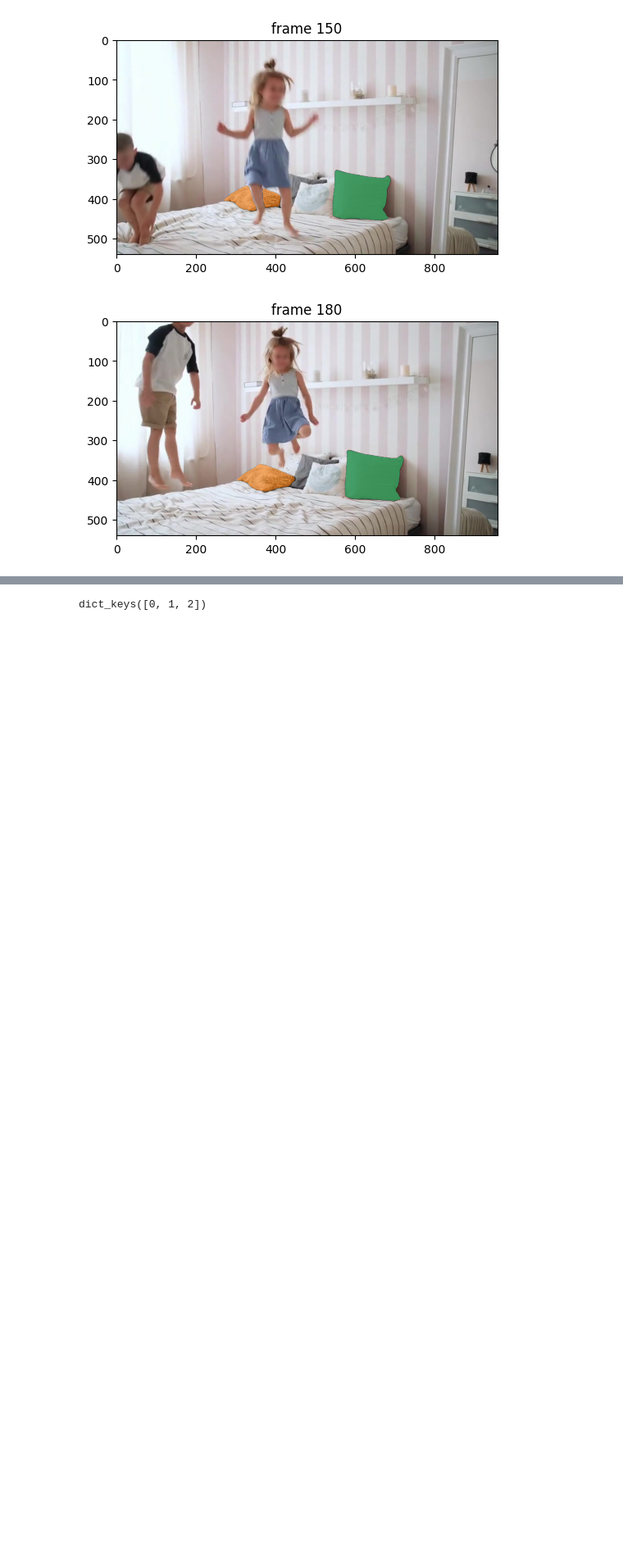
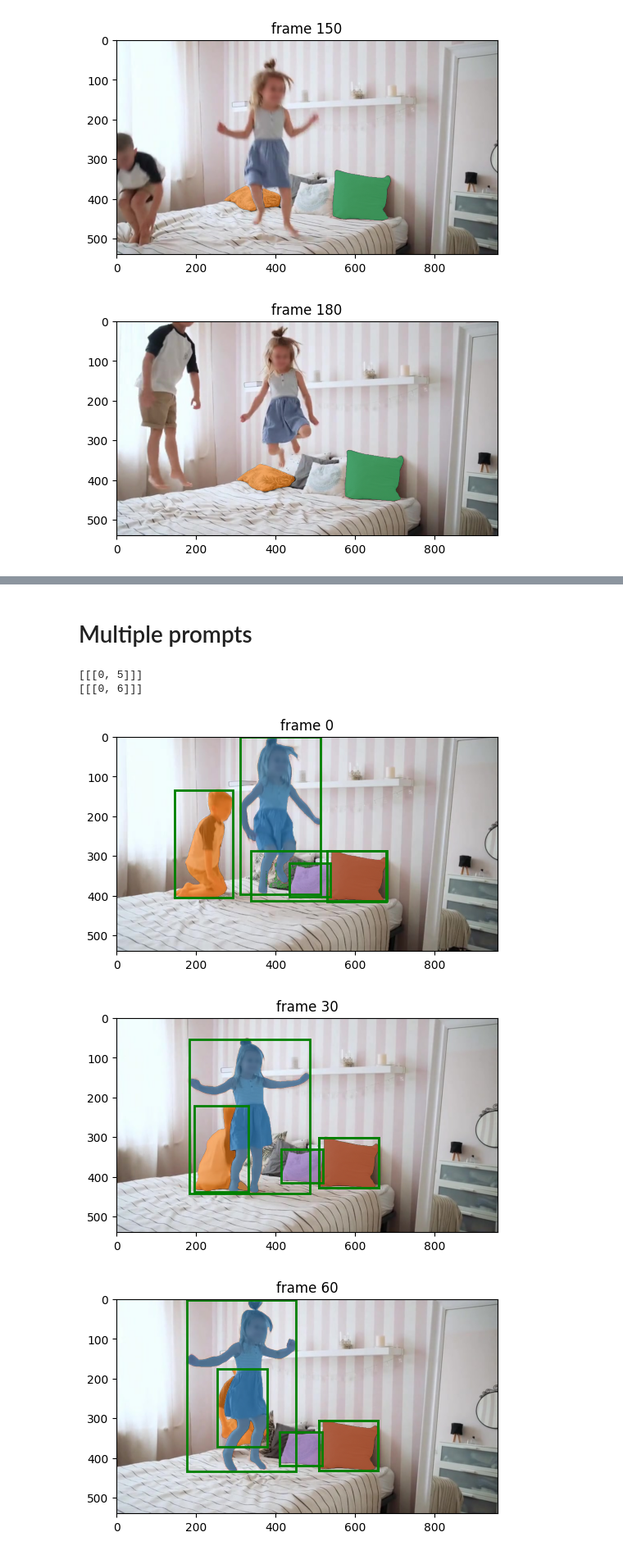
Before and after one commit to jayleicn/MQ-Det, a Jupyter notebook: mq_glip_sam2_joint_demo_sam3_format.ipynb, the cells around one changed output, grey strips where cells are left out. Shown at 82% size. Drawn from its saved outputs; the diff is of its cells as text; code cells hidden in the pictures; blank space fills up the shorter version.

Commit message:
format results

```diff
--- a/mq_glip_sam2_joint_demo_sam3_format.ipynb
+++ b/mq_glip_sam2_joint_demo_sam3_format.ipynb
@@ -113,7 +117,7 @@ for box in boxes:
 run_grounding_text_box = False
 if run_grounding_text_box:
     grounding_results_text_box = mq_glip_sam2_joint_model.run_image_grounding(
-        image_path_for_grounding,
+        image_for_grounding,
         text_prompt="child",
         box_prompt=[prompt_box],
         box_prompt_mode="xyxy",
@@ -123,7 +127,7 @@ if run_grounding_text_box:
     # show the given box
     plt.figure(figsize=(9, 6))
     plt.title(f"frame {frame_idx_to_run_image_grounding}")
-    plt.imshow(Image.open(image_path_for_grounding))
+    plt.imshow(image_for_grounding)
     boxes = grounding_results_text_box["bbox"]
     for box in boxes:
         show_box(box, plt.gca())
@@ -131,7 +135,7 @@ if run_grounding_text_box:
 # Run tracking
 # %%
 video_segments = mq_glip_sam2_joint_model.run_sam2_tracking(
-    video_dir,
+    video_frames,
     grounding_results_text_only,
     grounding_frame_idx=frame_idx_to_run_image_grounding
 )
@@ -174,9 +146,9 @@ plt.close("all")
 for out_frame_idx in range(0, len(video_frame_paths), vis_frame_stride):
     plt.figure(figsize=(6, 4))
     plt.title(f"frame {out_frame_idx}")
-    plt.imshow(Image.open(video_frame_paths[out_frame_idx]))
+    plt.imshow(video_frames[out_frame_idx])
     for out_obj_id, out_mask in video_segments[out_frame_idx].items():
-        show_mask(out_mask, plt.gca(), obj_id=out_obj_id)
+        show_mask(out_mask.cpu().numpy(), plt.gca(), obj_id=out_obj_id)
 # %% [output]
 [figure]
 [figure]
@@ -192,4 +159,0 @@ dict
-# %%
-video_segments[0].keys()
-# %% [output]
-dict_keys([0, 1, 2])
@@ -232,0 +160,33 @@ dict_keys([0, 1, 2])
+# %% [markdown]
+# Multiple prompts
+# %%
+multi_prompt_results = mq_glip_sam2_joint_model(
+    text_prompt_list = ["child", "pillow"],
+    box_prompt_list = None,
+    video_dir_or_loaded_frames = video_frames,
+    frame_idx_to_run_image_grounding = 0,
+    box_prompt_mode = "xyxy",
+    text_prompt_ids = [12, 666]
+)
+# %% [output]
+[[[0, 5]]]
+[[[0, 6]]]
+# %%
+# render the segmentation results every few frames
+vis_frame_stride = 30
+plt.close("all")
+show_box = True
+video_segments = multi_prompt_results["tracking_results"]
+for out_frame_idx in range(0, len(video_frame_paths), vis_frame_stride):
+    plt.figure(figsize=(6, 4))
+    plt.title(f"frame {out_frame_idx}")
+    plt.imshow(video_frames[out_frame_idx])
+    for out_obj_id, out_mask in video_segments[out_frame_idx].items():
+        show_mask(out_mask.cpu().numpy(), plt.gca(), obj_id=out_obj_id)
+        if show_box:
+            box = sam3_eval_preds["boxes"][out_obj_id, out_frame_idx].cpu()
+            show_box(box, plt.gca())
+# %% [output]
+[figure, added]
+[figure, added]
+[figure, added]
```
Also changed, not shown: parts of 20 cells of this notebook, 1 other file.
